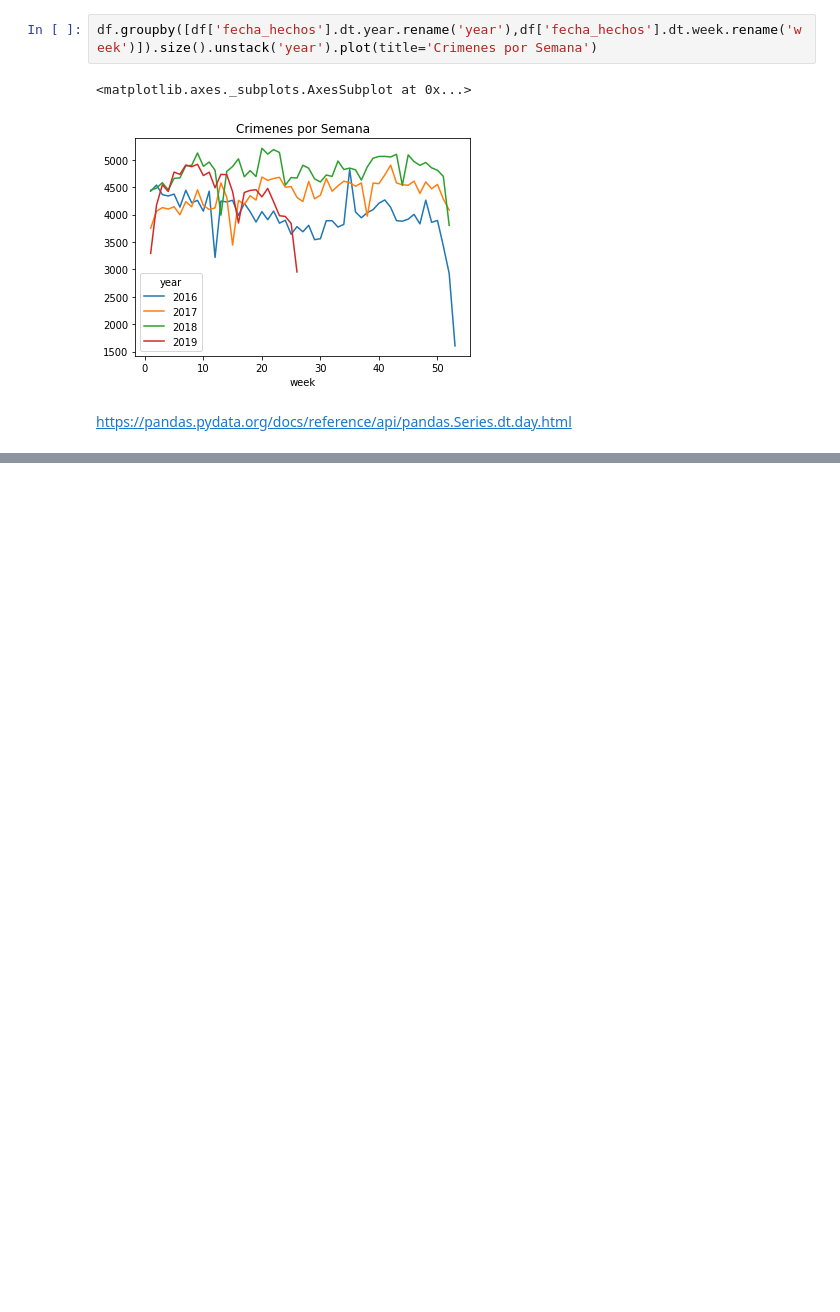
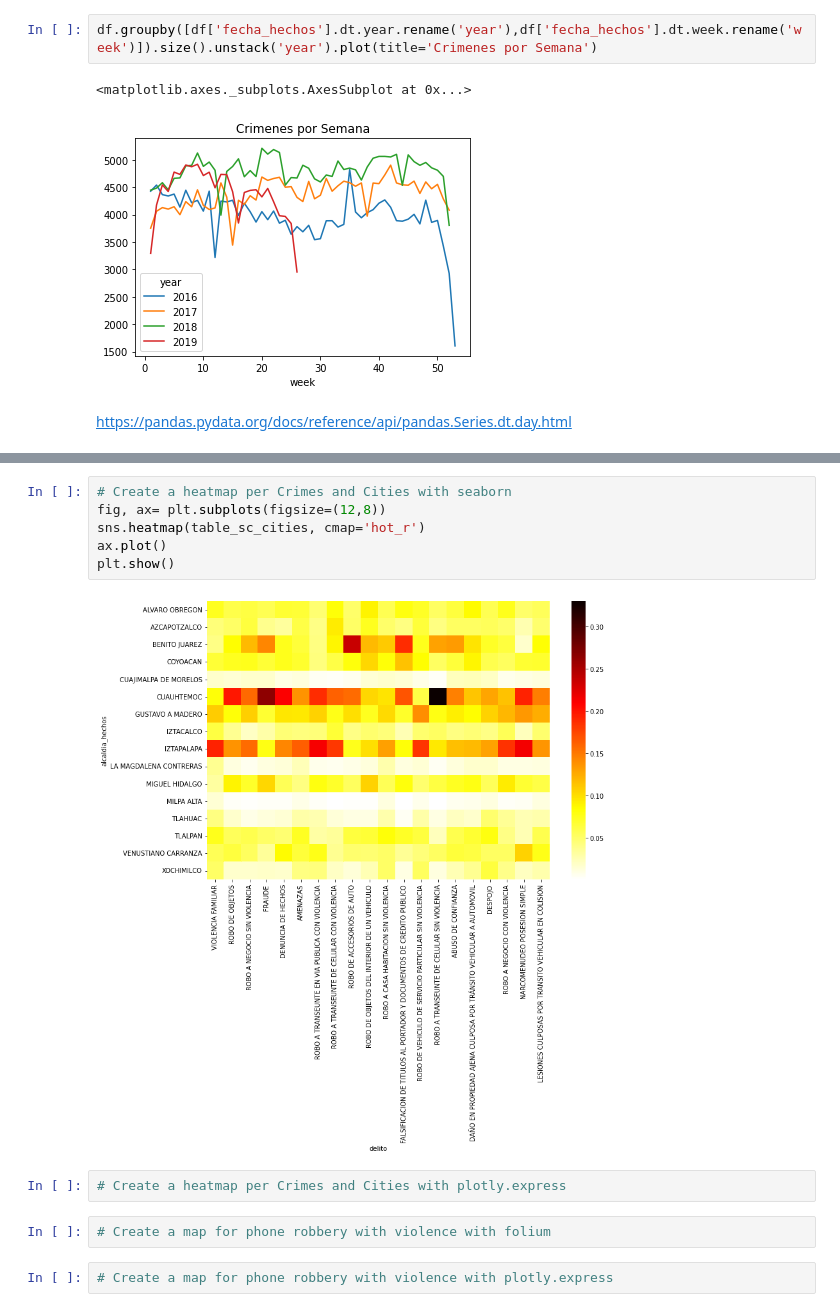
Before and after one commit to xalejandrow/interacting-with-the-twitter-api-project-tutorial, a Jupyter notebook: Crimes_4GKS.ipynb, the cells around one changed output, grey strips where cells are left out. Drawn from its saved outputs; the diff is of its cells as text; blank space fills up the shorter version.

```diff
--- a/Crimes_4GKS.ipynb
+++ b/Crimes_4GKS.ipynb
@@ -355,0 +455,14 @@ https://pandas.pydata.org/docs/reference/api/pandas.Series.dt.day.html
+# %%
+# Create a heatmap per Crimes and Cities with seaborn
+fig, ax= plt.subplots(figsize=(12,8))
+sns.heatmap(table_sc_cities, cmap='hot_r')
+ax.plot()
+plt.show()
+# %% [output]
+[figure, added]
+# %%
+# Create a heatmap per Crimes and Cities with plotly.express
+# %%
+# Create a map for phone robbery with violence with folium
+# %%
+# Create a map for phone robbery with violence with plotly.express
```
Also changed, not shown: parts of 7 cells of this notebook.
